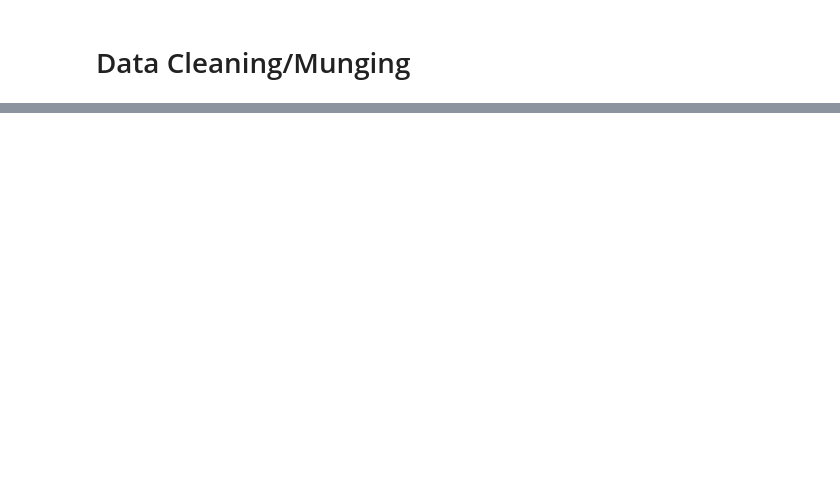
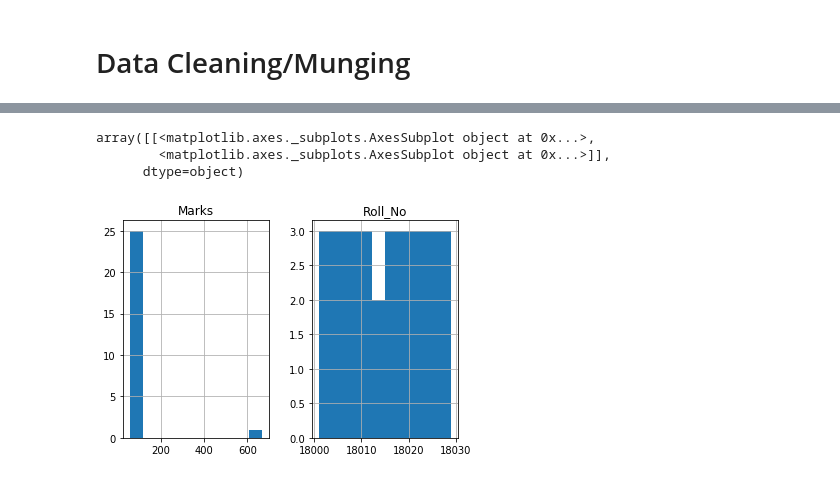
Before and after one commit to BooraAnnu/Pandas, a Jupyter notebook: CSV.ipynb, the cells around one changed output, grey strips where cells are left out. Cells and saved outputs as stored; diff of their text form; code cells hidden in the pictures; blank space fills up the shorter version.

```diff
--- a/CSV.ipynb
+++ b/CSV.ipynb
@@ -280,0 +312,8 @@ dframe
+# %%
+new_df = dframe.hist()
+new_df
+# %% [output]
+array([[<matplotlib.axes._subplots.AxesSubplot object at 0x...>,
+        <matplotlib.axes._subplots.AxesSubplot object at 0x...>]],
+      dtype=object)
+[figure, added]
```
Also changed, not shown: parts of 24 cells of this notebook.
